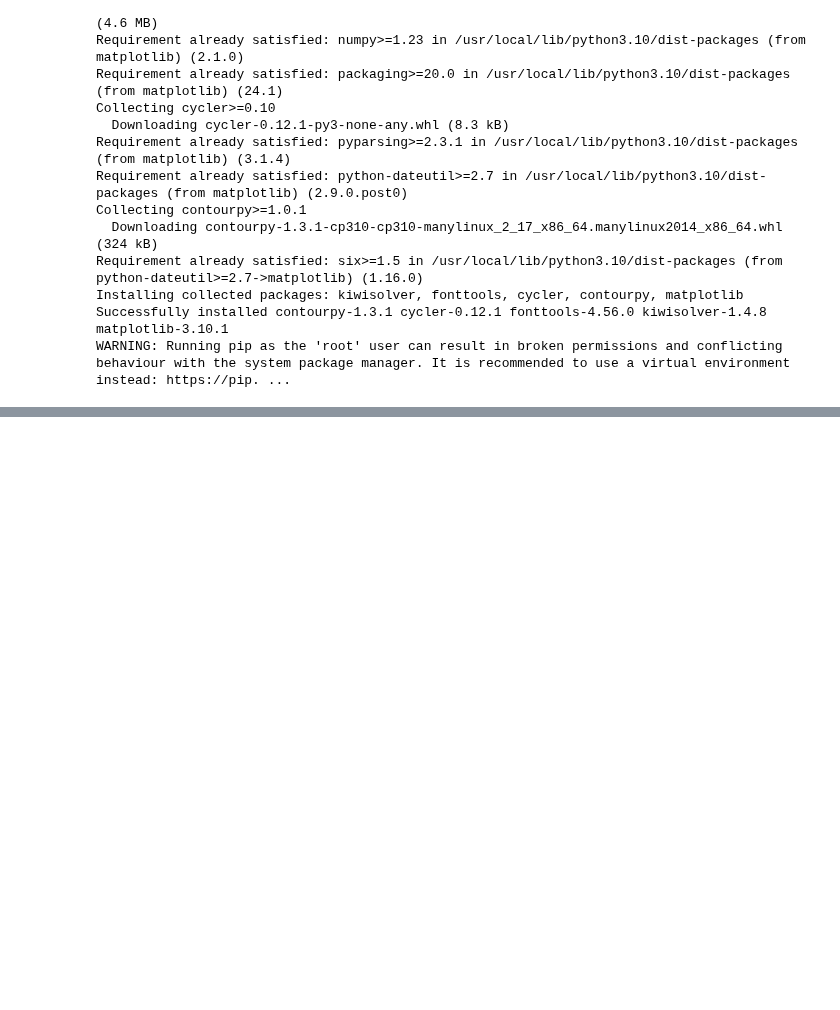
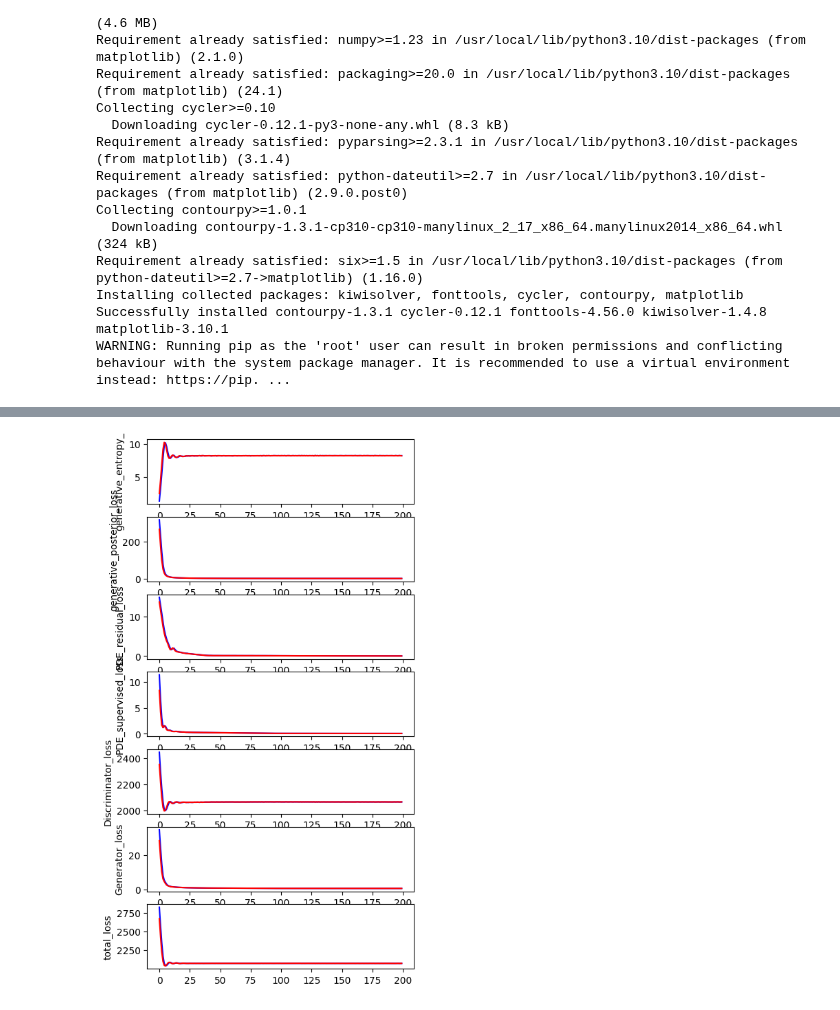
Before and after one commit to grmc1999/PhysicsSimulationDeepLearning, a Jupyter notebook: Notebooks/Untitled1.ipynb, the cells around one changed output, grey strips where cells are left out. Cells and saved outputs as stored; diff of their text form; code cells hidden in the pictures; blank space fills up the shorter version.

```diff
--- a/Notebooks/Untitled1.ipynb
+++ b/Notebooks/Untitled1.ipynb
@@ -74,0 +87,31 @@ plt.plot(step_loss["PDE_supervised_loss"][-100:])
+# %%
+step_loss_train={}
+step_loss_test={}
+for k in hist[1]["train"]["generative_losses"][0].keys():
+    step_loss_train[k]=list(
+        reduce(lambda x,y:x+y,list(b[k] for b in hist[ep]["train"]["generative_losses"])) for ep in hist.keys()
+    )
+
+for k in hist[1]["test"]["generative_losses"][0].keys():
+    step_loss_test[k]=list(
+        reduce(lambda x,y:x+y,list(b[k] for b in hist[ep]["test"]["generative_losses"])) for ep in hist.keys()
+    )
+
+
+inidx_1=0
+inidx_2=200
+#fig,axs=plt.subplots(figsize=(5,5))
+fig=plt.figure(figsize=(5,10))
+
+t_lines=[]
+axs=fig.subplots(len(step_loss.keys()),1)
+for i,(ax,k) in enumerate(zip(axs,step_loss.keys())):
+    line=ax.plot(np.arange(len(step_loss_train[k][inidx_1:inidx_2])),step_loss_train[k][inidx_1:inidx_2],color='b',label=k)
+    line=ax.plot(np.arange(len(step_loss_test[k][inidx_1:inidx_2])),step_loss_test[k][inidx_1:inidx_2],color='r',label=k)
+    ax.set(ylabel=k)
+    t_lines.append(line)
+    axss.append(axs)
+
+plt.show()
+# %% [output]
+[figure, added]
```
Also changed, not shown: parts of 10 cells of this notebook, 5 other files.
